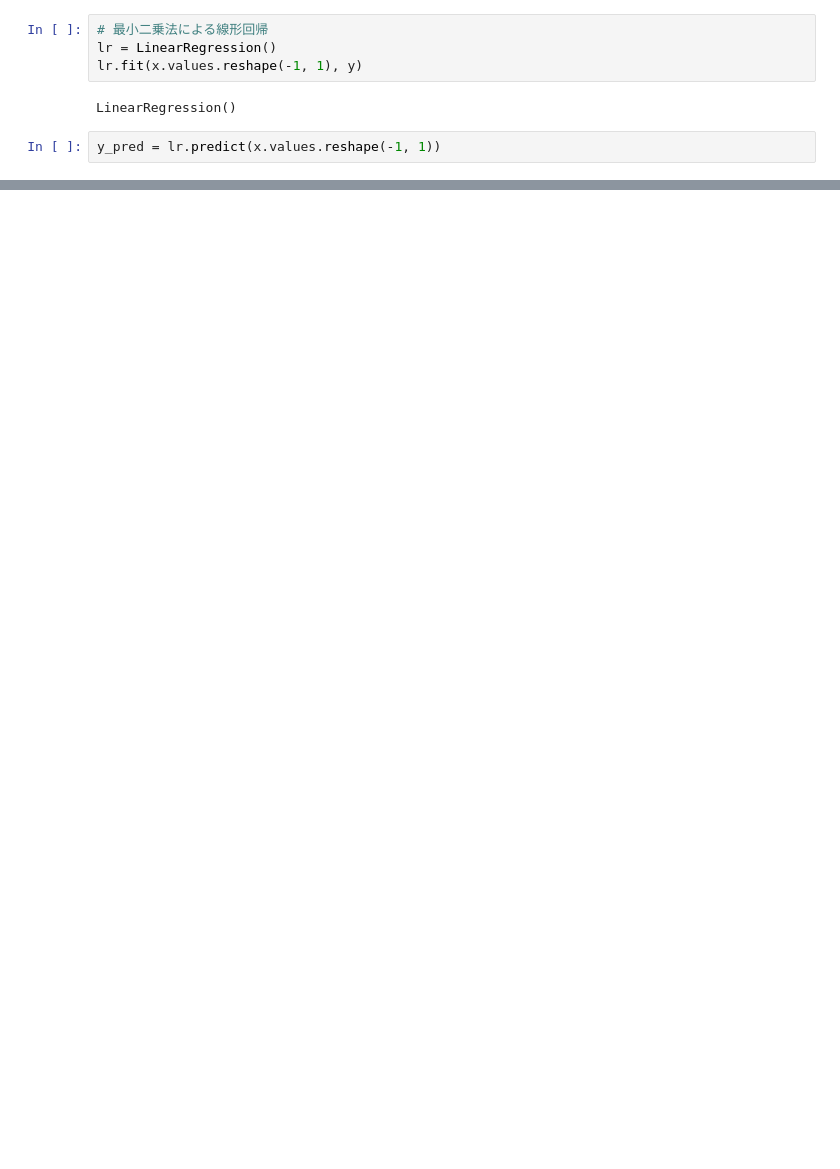
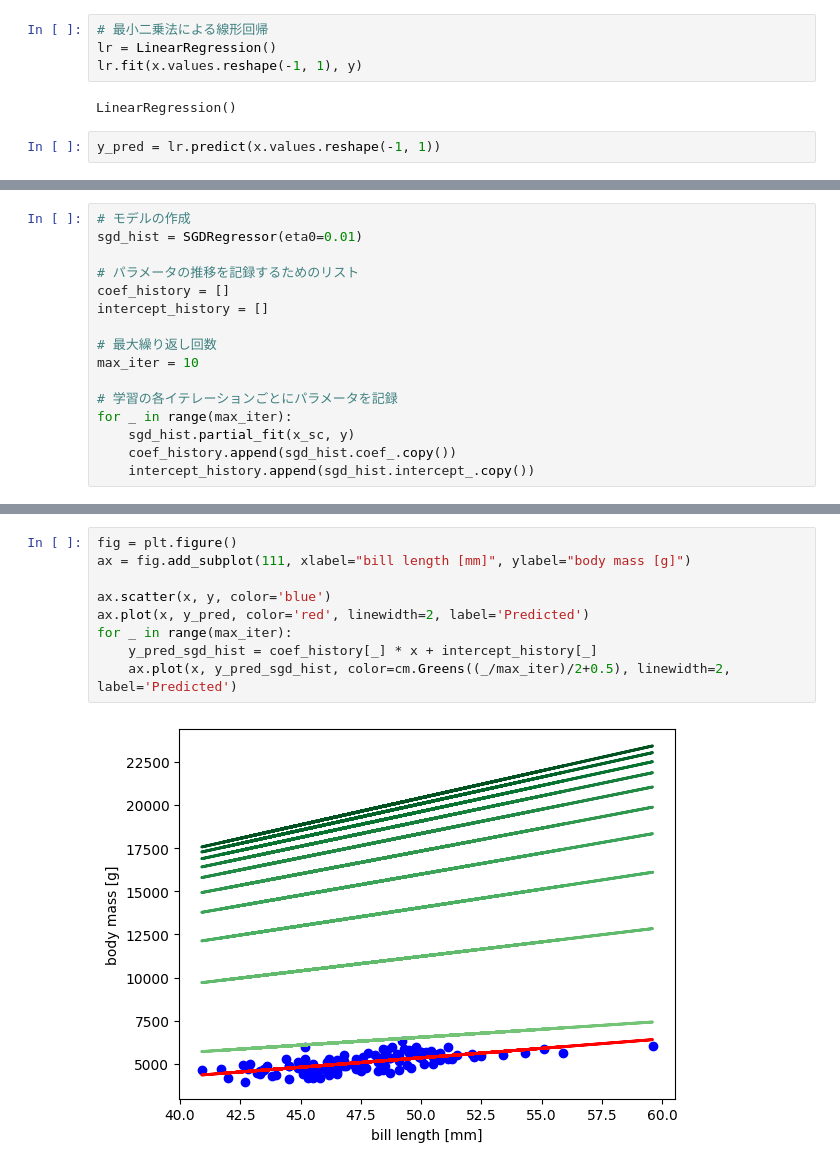
Before and after one commit to 892nske/qiita, a Jupyter notebook: 1_linear_regression/lr2.ipynb, the cells around one changed output, grey strips where cells are left out. Saved outputs shown, nothing was run; the diff lists cells and outputs as text; blank space fills up the shorter version.

```diff
--- a/1_linear_regression/lr2.ipynb
+++ b/1_linear_regression/lr2.ipynb
@@ -54,0 +81,16 @@ fig.savefig("lr_ls.png")
+# %%
+# モデルの作成
+sgd_hist = SGDRegressor(eta0=0.01)
+
+# パラメータの推移を記録するためのリスト
+coef_history = []
+intercept_history = []
+
+# 最大繰り返し回数
+max_iter = 10
+
+# 学習の各イテレーションごとにパラメータを記録
+for _ in range(max_iter):
+    sgd_hist.partial_fit(x_sc, y)
+    coef_history.append(sgd_hist.coef_.copy())
+    intercept_history.append(sgd_hist.intercept_.copy())
@@ -54,0 +123,11 @@ fig.savefig("lr_ls.png")
+# %%
+fig = plt.figure()
+ax = fig.add_subplot(111, xlabel="bill length [mm]", ylabel="body mass [g]")
+
+ax.scatter(x, y, color='blue')
+ax.plot(x, y_pred, color='red', linewidth=2, label='Predicted')
+for _ in range(max_iter):
+    y_pred_sgd_hist = coef_history[_] * x + intercept_history[_]
+    ax.plot(x, y_pred_sgd_hist, color=cm.Greens((_/max_iter)/2+0.5), linewidth=2, label='Predicted')
+# %% [output]
+[figure, added]
```
Also changed, not shown: parts of 9 cells of this notebook.
